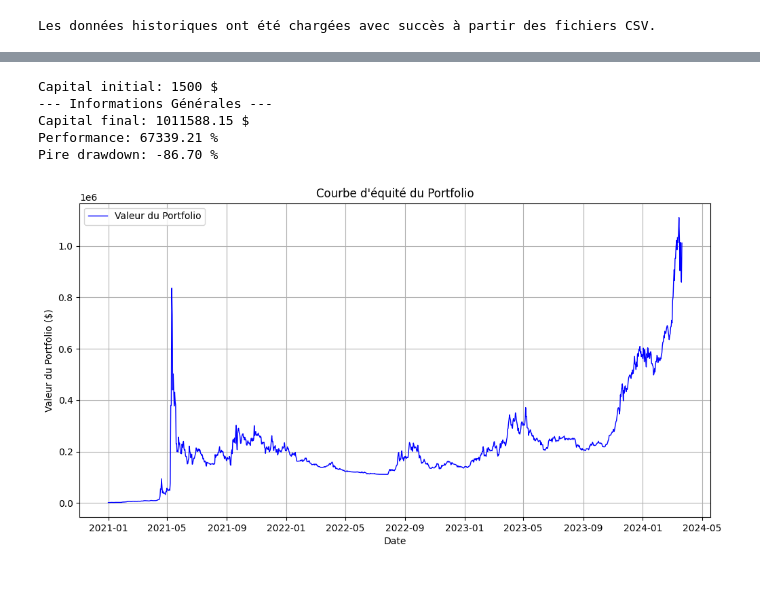
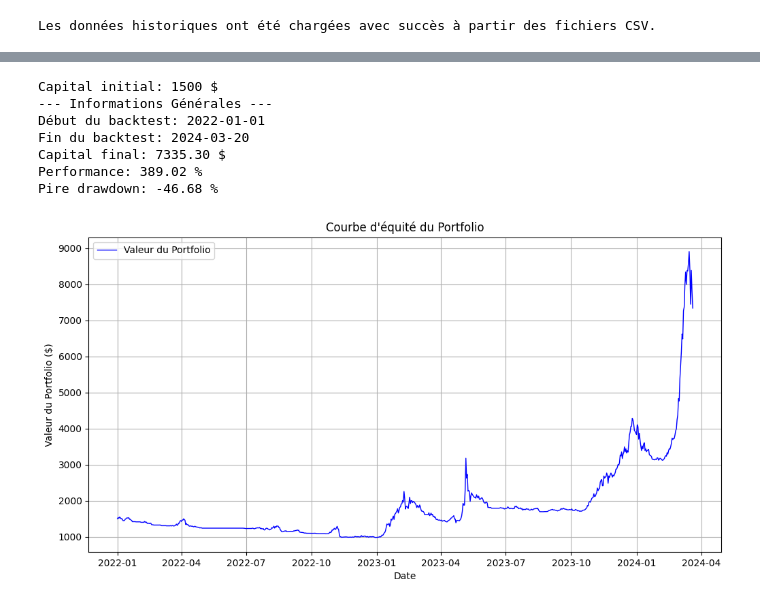
Before and after one commit to 0xMrik/MRAT, a Jupyter notebook: strategies/mrat/MAD_Backtest.ipynb, the cells around one changed output, grey strips where cells are left out. Drawn from its saved outputs; the diff is of its cells as text; code cells hidden in the pictures.

```diff
--- a/strategies/mrat/MAD_Backtest.ipynb
+++ b/strategies/mrat/MAD_Backtest.ipynb
@@ -46,14 +46,14 @@ def fetch_historical_data(coin_id, start_date, end_date):
 # Récupérer les données du marché pour le Top 50 des cryptomonnaies
 market_data = cg.get_coins_markets(vs_currency='usd', order='market_cap_desc', per_page=50, page=1)
 df_market = pd.DataFrame(market_data)
-top_50_coins = df_market.head(50)
+top_100_coins = df_market.head(100)
 
 # Boucle pour récupérer les données historiques pour chaque cryptomonnaie
 historical_dataframes = {}
-for index, row in top_50_coins.iterrows():
+for index, row in top_100_coins.iterrows():
     coin_id = row['id']
     print(f"Téléchargement des données pour {coin_id}.")
-    df_historical = fetch_historical_data(coin_id, '2020-01-01', '2024-03-21')
+    df_historical = fetch_historical_data(coin_id, '2020-01-01', '2024-03-26')
     historical_dataframes[coin_id] = df_historical
 
 # Créer un dossier pour stocker les fichiers CSV
@@ -126,13 +109,13 @@ long_window = 200
 # %%
-daily_scores = {}
+# daily_scores = {}
 
-for date in pd.date_range(start='2021-01-01', end='2024-03-21'):
-    scores = {}
-    for coin_id, df in historical_dataframes.items():
-        if date in df.index:
-            ema_short = calculate_ema(df.loc[:date, 'price'], short_window).iloc[-1]
-            ema_long = calculate_ema(df.loc[:date, 'price'], long_window).iloc[-1]
-            mad_score = calculate_mad_score(ema_short, ema_long)
-            scores[coin_id] = mad_score
-    daily_scores[date] = scores
+# for date in pd.date_range(start='2023-01-01', end='2024-03-20'):
+#     scores = {}
+#     for coin_id, df in historical_dataframes.items():
+#         if date in df.index:
+#             ema_short = calculate_ema(df.loc[:date, :coin_id], short_window).iloc[-1]
+#             ema_long = calculate_ema(df.loc[:date, :coin_id], long_window).iloc[-1]
+#             mad_score = calculate_mad_score(ema_short, ema_long)
+#             scores[coin_id] = mad_score
+#     daily_scores[date] = scores
 # %%
@@ -174,53 +207,53 @@ import numpy as np
 import matplotlib.pyplot as plt
 from matplotlib.ticker import ScalarFormatter
 
+# Assurez-vous que df_portfolio_history est créé après le backtest avec la meilleure configuration d'EMA
 df_portfolio_history = pd.DataFrame(portfolio_history, columns=['Date', 'Portfolio Value'])
 df_portfolio_history['Date'] = pd.to_datetime(df_portfolio_history['Date'])
 df_portfolio_history.set_index('Date', inplace=True)
 
 if not df_portfolio_history.empty:
-
-    # Wallet initial et final
+    # Capital initial et final
     initial_wallet = 1500
     final_wallet = df_portfolio_history['Portfolio Value'].iloc[-1]
 
-    # Performance
-    performance = (final_wallet / initial_wallet - 1) * 100
+    # Correction du calcul de la performance pour utiliser initial_wallet
+    performance = (final_wallet - initial_wallet) / initial_wallet * 100
 
     # Calcul du Drawdown Maximal
     peak_values = df_portfolio_history['Portfolio Value'].cummax()
     drawdowns = (df_portfolio_history['Portfolio Value'] - peak_values) / peak_values
     worst_drawdown = drawdowns.min() * 100
 
     # Affichage des résultats
 
     print(f"Capital initial: {initial_wallet} $")
     print("--- Informations Générales ---")
+    print(f"Début du backtest: {start_period}")
+    print(f"Fin du backtest: {end_period}")
     print(f"Capital final: {final_wallet:.2f} $")
     print(f"Performance: {performance:.2f} %")
     print(f"Pire drawdown: {worst_drawdown:.2f} %")
 
-    # Chart
-
+    # Graphique
     plt.figure(figsize=(12, 6))
     plt.plot(df_portfolio_history.index, df_portfolio_history['Portfolio Value'], label='Valeur du Portfolio', color='blue', linewidth=1)
     plt.title('Courbe d\'équité du Portfolio')
     plt.xlabel('Date')
     plt.ylabel('Valeur du Portfolio ($)')
-
-    # Utilisation de ScalarFormatter pour forcer le formatage en nombres entiers
     ax = plt.gca()  # Obtient l'axe actuel
     ax.yaxis.set_major_formatter(ScalarFormatter(useOffset=False))
-
     plt.legend()
     plt.grid(True)
     plt.show()
 else:
     print("Le DataFrame est vide. Assurez-vous que `portfolio_history` contient des données avant de continuer.")
 # %% [output]
 Capital initial: 1500 $
 --- Informations Générales ---
-Capital final: 1011588.15 $
-Performance: 67339.21 %
-Pire drawdown: -86.70 %
+Début du backtest: 2022-01-01
+Fin du backtest: 2024-03-20
+Capital final: 7335.30 $
+Performance: 389.02 %
+Pire drawdown: -46.68 %
-[figure, old version]
+[figure, new version]
```
Also changed, not shown: parts of 4 cells of this notebook.
